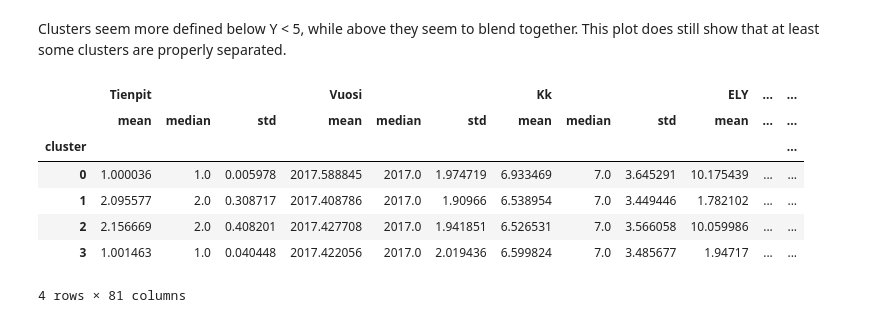
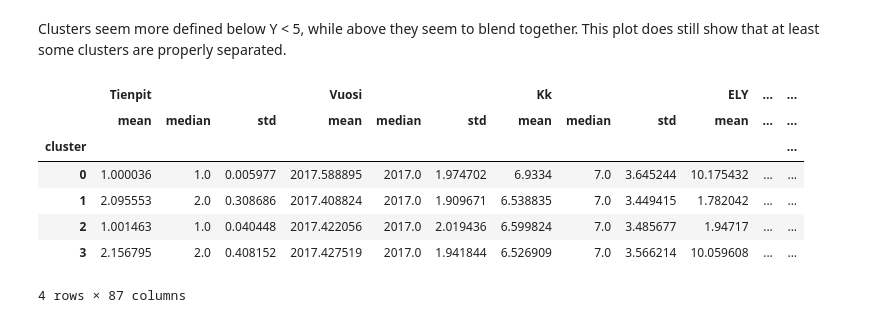
Before and after one commit to nealukumies/dml-project, a Jupyter notebook: traffic_accident_analysis.ipynb, the cells around one changed output. Saved outputs shown, nothing was run; the diff lists cells and outputs as text; code cells hidden in the pictures.

```diff
--- a/traffic_accident_analysis.ipynb
+++ b/traffic_accident_analysis.ipynb
@@ -527,17 +527,17 @@ plt.show()
 # %% [markdown]
 Clusters seem more defined below Y < 5, while above they seem to blend together. This plot does still show that at least some clusters are properly separated.
 # %%
-cluster_summary = X_.groupby("cluster").agg(["mean", "median", "std"])
+cluster_summary = clustering_df.groupby("cluster").agg(["mean", "median", "std"])
 cluster_summary
 # %% [output]
 |  | Tienpit |  |  | Vuosi |  |  | Kk |  |  | ELY | ... | ... |
 |  | mean | median | std | mean | median | std | mean | median | std | mean | ... | ... |
 | cluster |  |  |  |  |  |  |  |  |  |  |  | ... |
-| 0 | 1.000036 | 1.0 | 0.005978 | 2017.588845 | 2017.0 | 1.974719 | 6.933469 | 7.0 | 3.645291 | 10.175439 | ... | ... |
-| 1 | 2.095577 | 2.0 | 0.308717 | 2017.408786 | 2017.0 | 1.90966 | 6.538954 | 7.0 | 3.449446 | 1.782102 | ... | ... |
-| 2 | 2.156669 | 2.0 | 0.408201 | 2017.427708 | 2017.0 | 1.941851 | 6.526531 | 7.0 | 3.566058 | 10.059986 | ... | ... |
-| 3 | 1.001463 | 1.0 | 0.040448 | 2017.422056 | 2017.0 | 2.019436 | 6.599824 | 7.0 | 3.485677 | 1.94717 | ... | ... |
+| 0 | 1.000036 | 1.0 | 0.005977 | 2017.588895 | 2017.0 | 1.974702 | 6.9334 | 7.0 | 3.645244 | 10.175432 | ... | ... |
+| 1 | 2.095553 | 2.0 | 0.308686 | 2017.408824 | 2017.0 | 1.909671 | 6.538835 | 7.0 | 3.449415 | 1.782042 | ... | ... |
+| 2 | 1.001463 | 1.0 | 0.040448 | 2017.422056 | 2017.0 | 2.019436 | 6.599824 | 7.0 | 3.485677 | 1.94717 | ... | ... |
+| 3 | 2.156795 | 2.0 | 0.408152 | 2017.427519 | 2017.0 | 1.941844 | 6.526909 | 7.0 | 3.566214 | 10.059608 | ... | ... |
-4 rows × 81 columns
+4 rows × 87 columns
 # %%
 # Prepare the data for a seaborn grouped bar chart
 # cluster_means = clustering_df_copy.groupby("cluster").mean().reset_index()
```
Also changed, not shown: parts of 7 cells of this notebook.
